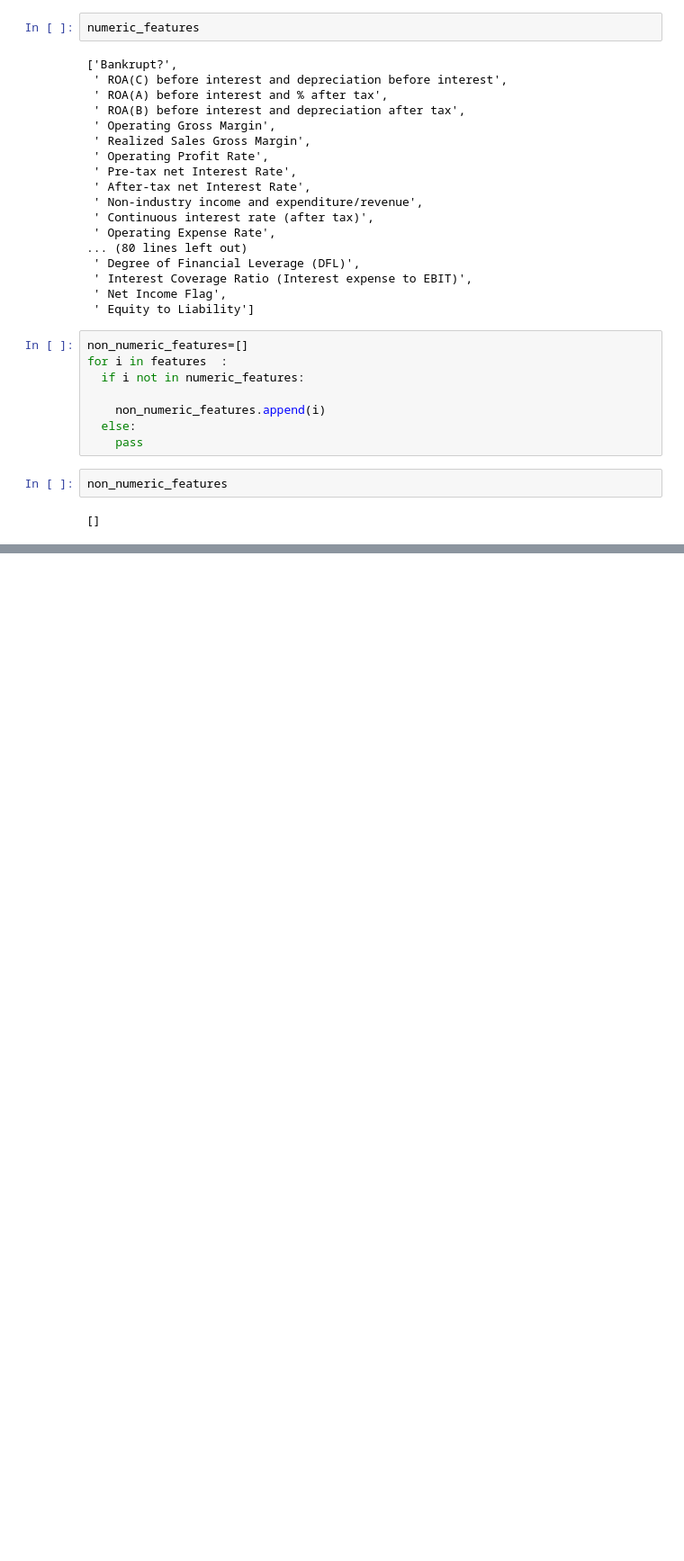
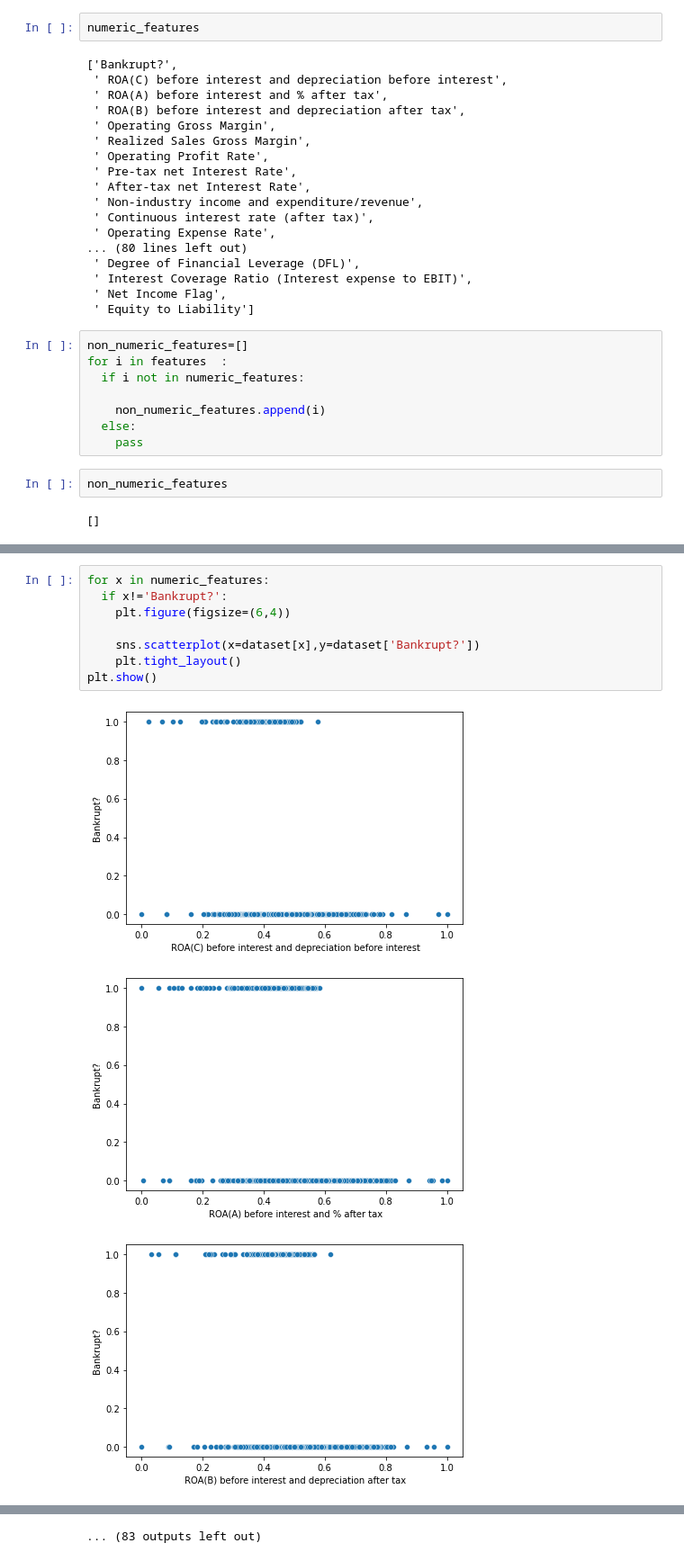
Before and after one commit to ajinkyajumde/BANKRUPTCY-PREDICTION, a Jupyter notebook: COMPANY_BANKRUPTCY_PREDICTION.ipynb, the cells around one changed output, grey strips where cells are left out. Shown at 90% size. Saved outputs shown, nothing was run; the diff lists cells and outputs as text; blank space fills up the shorter version.

```diff
--- a/COMPANY_BANKRUPTCY_PREDICTION.ipynb
+++ b/COMPANY_BANKRUPTCY_PREDICTION.ipynb
@@ -298,0 +314,12 @@ non_numeric_features
+# %%
+for x in numeric_features:
+  if x!='Bankrupt?':
+    plt.figure(figsize=(6,4))
+
+    sns.scatterplot(x=dataset[x],y=dataset['Bankrupt?'])
+    plt.tight_layout()
+plt.show()
+# %% [output]
+[figure, added]
+[figure, added]
+[figure, added]
@@ -298,0 +335 @@ non_numeric_features
+... (83 outputs left out)
```
Also changed, not shown: parts of 43 cells of this notebook.
